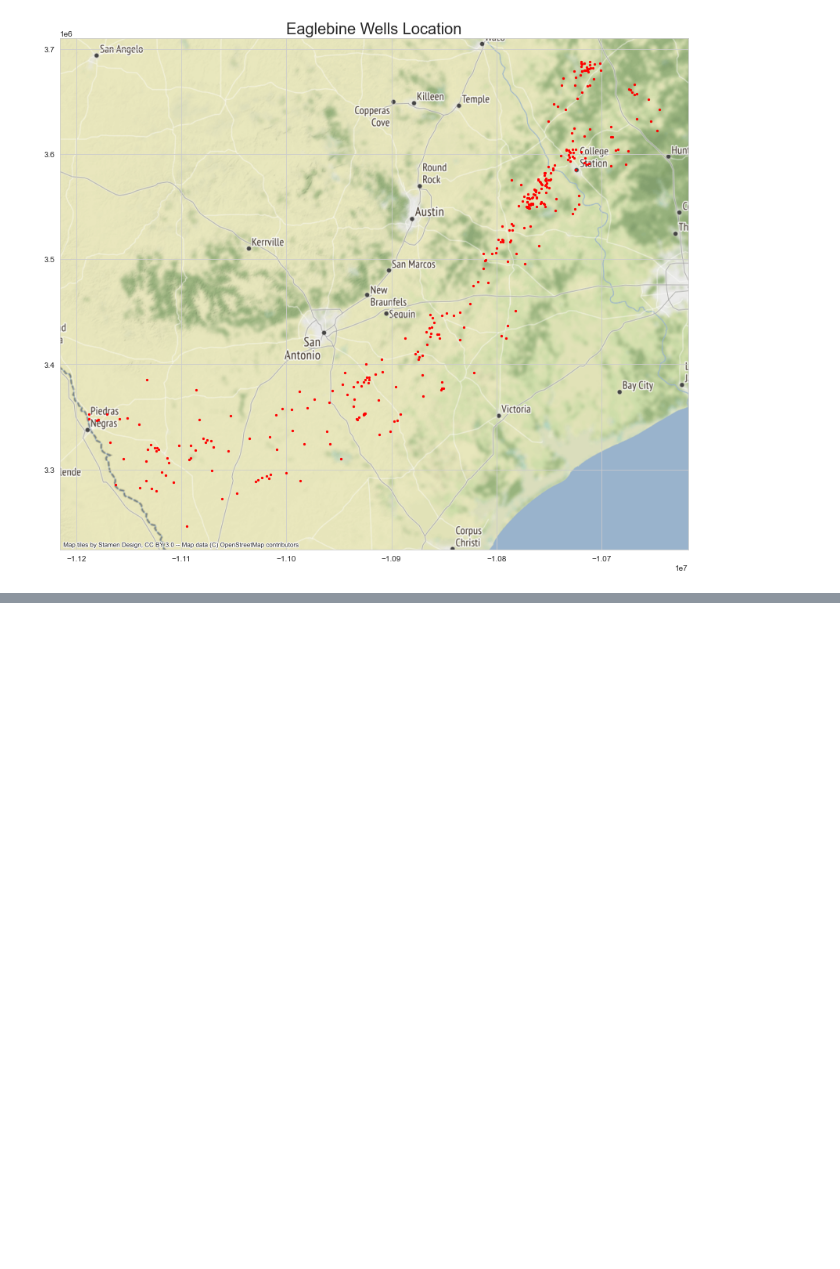
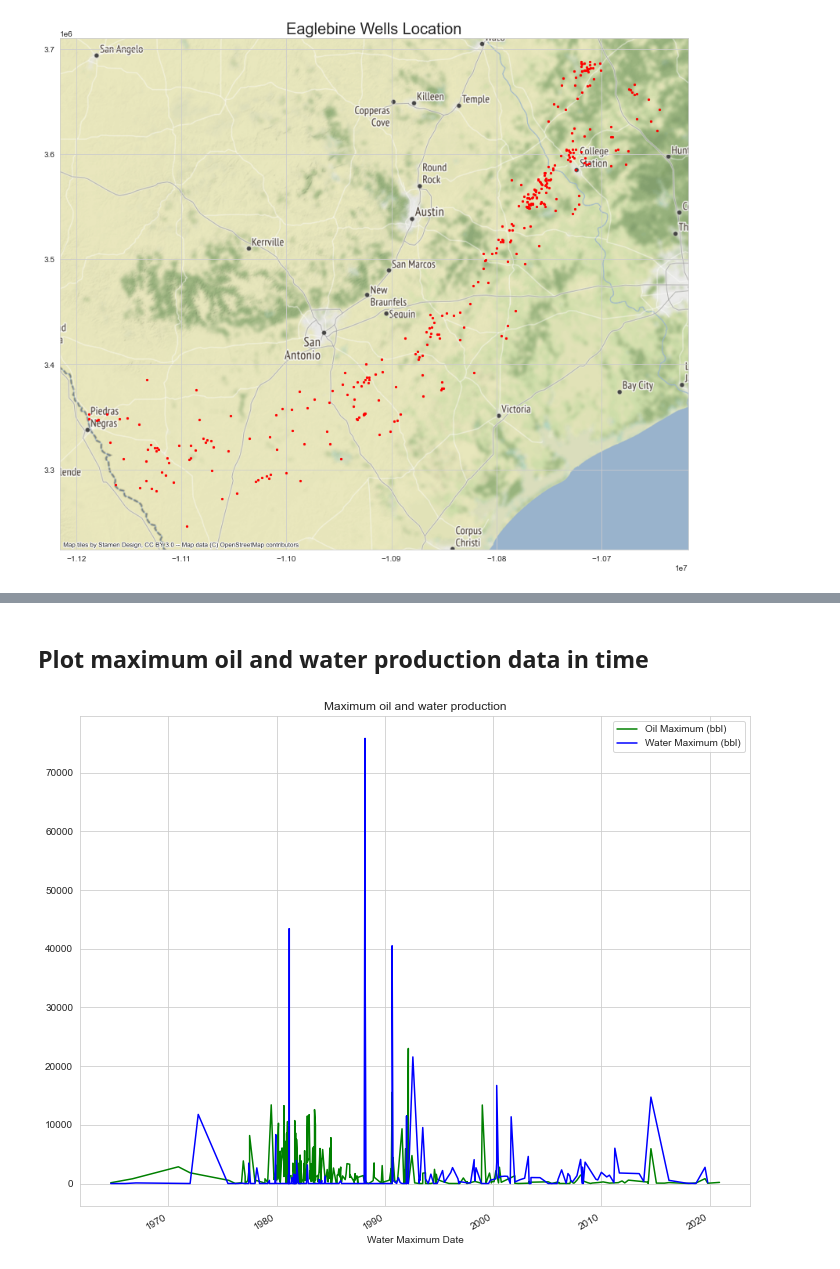
Before and after one commit to Tyrmes/gtx-2021, a Jupyter notebook: gtx/eda_oc/eda_1.ipynb, the cells around one changed output, grey strips where cells are left out. Drawn from its saved outputs; the diff is of its cells as text; code cells hidden in the pictures; blank space fills up the shorter version.

```diff
--- a/gtx/eda_oc/eda_1.ipynb
+++ b/gtx/eda_oc/eda_1.ipynb
@@ -113,0 +118,18 @@ plt.show()
+# %%
+egb_prod.columns = list(map(lambda x: x.strip(), egb_prod.columns))
+# %%
+uwi_prod_col = "API"
+oil_cum = "Oil Total Cum (bbl)"
+water_cum = "Water Total Cum (bbl)"
+gas_cum = "Gas Total Cum (mcf)"
+plug_date = "Plug Date"
+spud_date = "Spud Date"
+completion_date = "Completion Date"
+last_production_date = "Last Production Month"
+# Calculate liquid production
+liq_cum = "Liquid Cum"
+useful_prod_cols = [uwi_prod_col, oil_cum, water_cum, gas_cum, liq_cum,
+                    plug_date, spud_date, completion_date,
+                    last_production_date]
+egb_prod[liq_cum] = egb_prod[oil_cum] + egb_prod[water_cum]
+egb_prod.info()
@@ -113,0 +192,10 @@ plt.show()
+# %% [markdown]
+## Plot maximum oil and water production data in time
+# %%
+fig, ax_2 = plt.subplots(1, 1, sharex=True, figsize=(12, 10))
+egb_prod.plot(ax=ax_2, x="Oil Maximum Date",y="Oil Maximum (bbl)", color="g")
+egb_prod.plot(ax=ax_2, x="Water Maximum Date",y="Water Maximum (bbl)", color="b")
+plt.title("Maximum oil and water production")
+plt.show()
+# %% [output]
+[figure, added]
```
Also changed, not shown: parts of 8 cells of this notebook, 2 other files.
